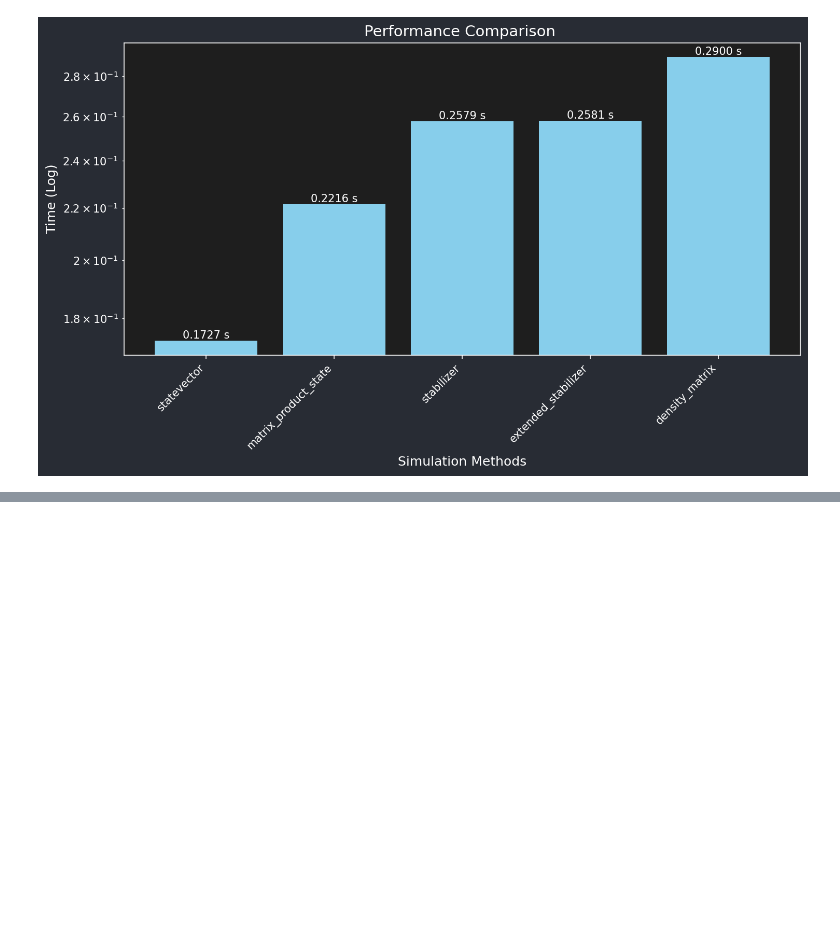
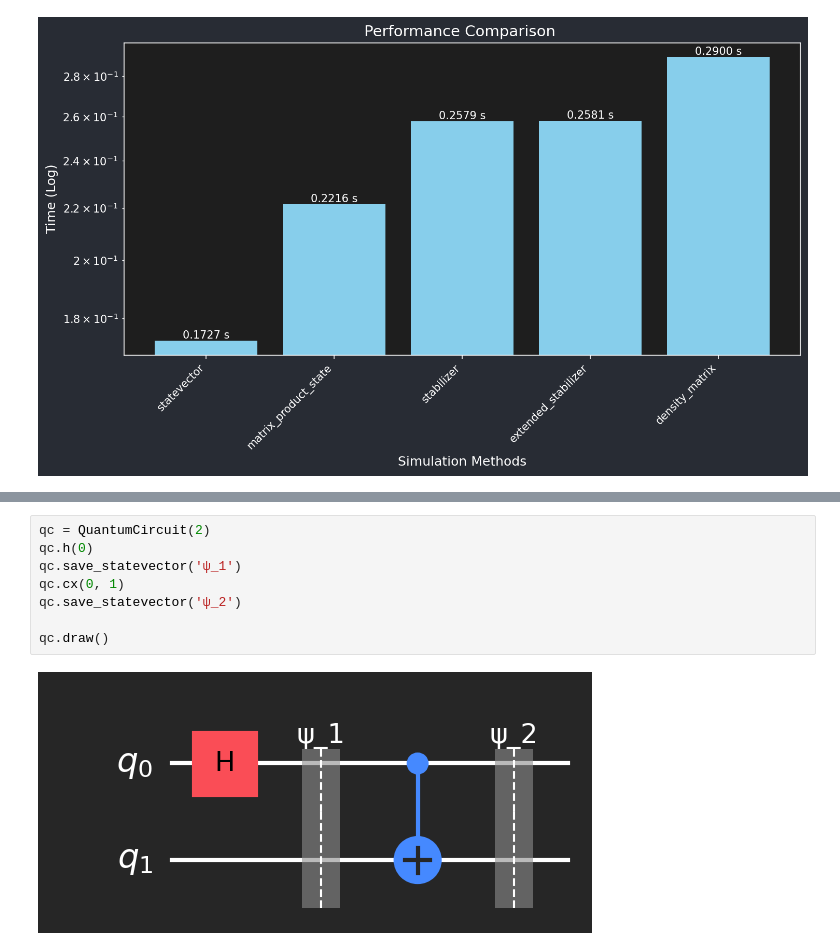
Before and after one commit to Gtortoretto/Quantum-Computing, a Jupyter notebook: 5. Misc/Qiskit Modules/3. Aer Simulator.ipynb, the cells around one changed output, grey strips where cells are left out. Saved outputs shown, nothing was run; the diff lists cells and outputs as text; blank space fills up the shorter version.

```diff
--- a/5. Misc/Qiskit Modules/3. Aer Simulator.ipynb
+++ b/5. Misc/Qiskit Modules/3. Aer Simulator.ipynb
@@ -587,0 +594,10 @@ plt.show()
+# %%
+qc = QuantumCircuit(2)
+qc.h(0)
+qc.save_statevector('ψ_1')
+qc.cx(0, 1)
+qc.save_statevector('ψ_2')
+
+qc.draw()
+# %% [output]
+[figure, added]
```
Also changed, not shown: parts of 4 cells of this notebook.
